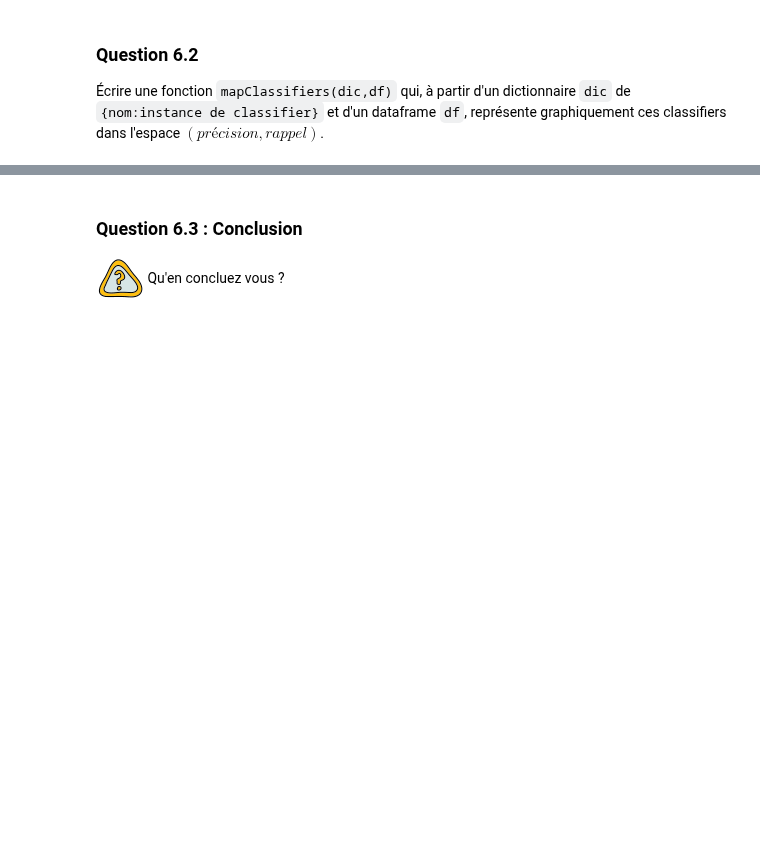
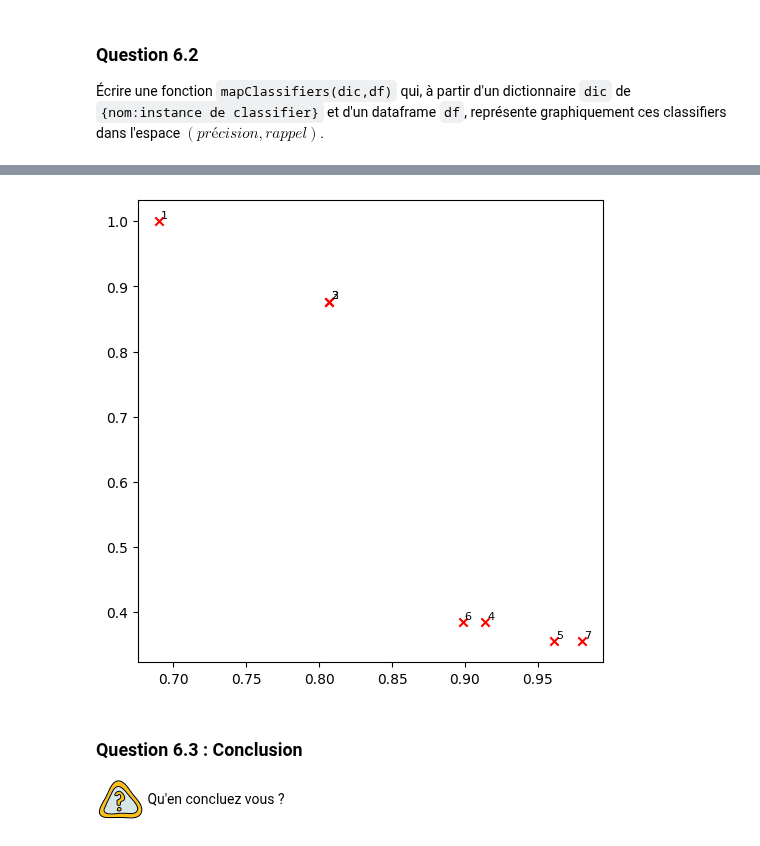
Before and after one commit to HayaMamlouk/Classifications-Probabilistes, a Jupyter notebook: projet2-3i005/projet2-3i005.ipynb, the cells around one changed output, grey strips where cells are left out. Drawn from its saved outputs; the diff is of its cells as text; code cells hidden in the pictures; blank space fills up the shorter version.

```diff
--- a/projet2-3i005/projet2-3i005.ipynb
+++ b/projet2-3i005/projet2-3i005.ipynb
@@ -684,6 +684,8 @@ projet.mapClassifiers({"1":projet.APrioriClassifier(),
                 "2":projet.ML2DClassifier(train,"exang"),
                 "3":projet.MAP2DClassifier(train,"exang"),
                 "4":projet.MAPNaiveBayesClassifier(train),
-                "5":projet.MLNaiveBayesClassifier(train)
-               },test)
+                "5":projet.MLNaiveBayesClassifier(train),
+                "6":projet.ReducedMAPNaiveBayesClassifier(train,0.01),
+                "7":projet.ReducedMLNaiveBayesClassifier(train,0.01),
+                },test)
 # %% [output]
@@ -691,3 +692,4 @@ projet.mapClassifiers({"1":projet.APrioriClassifier(),
+[figure, added]
 # %% [markdown]
 ### Question 6.3 : Conclusion
 
```
Also changed, not shown: parts of 7 cells of this notebook, 1 other file.
